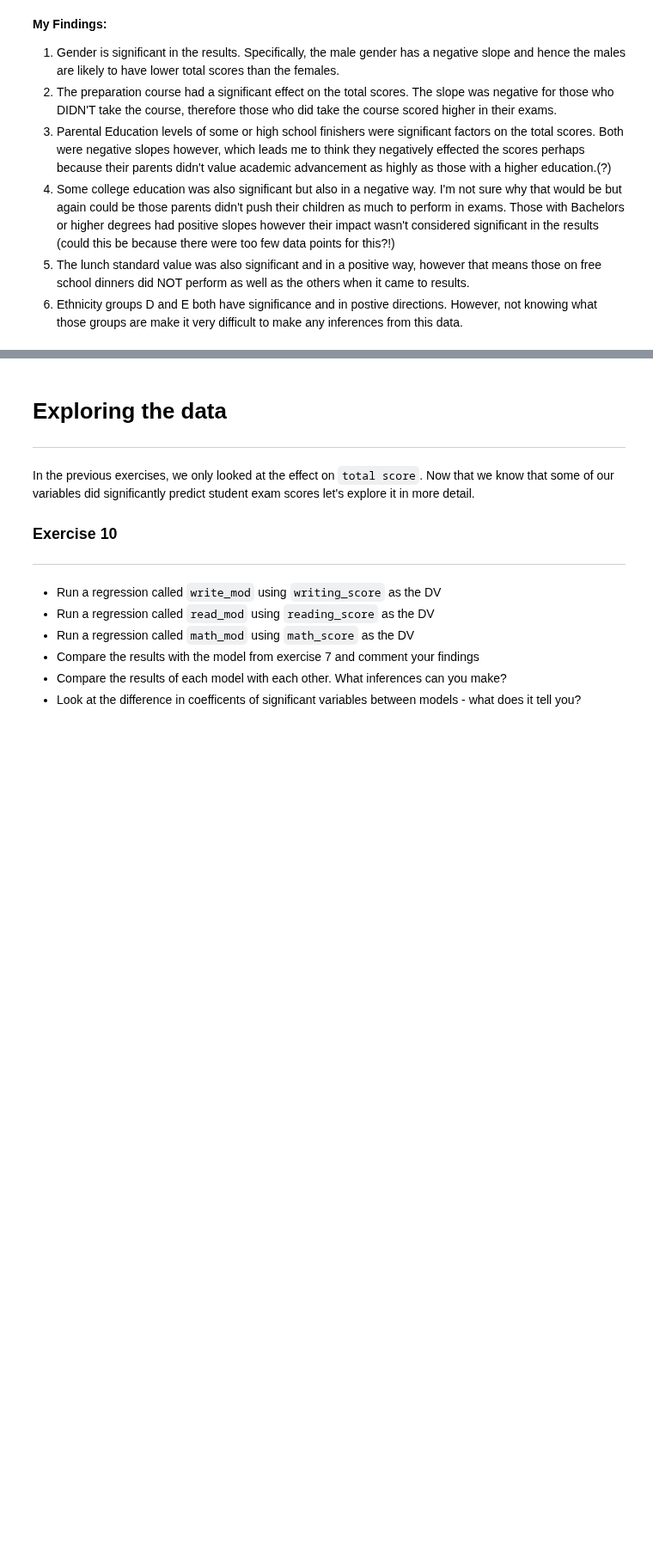
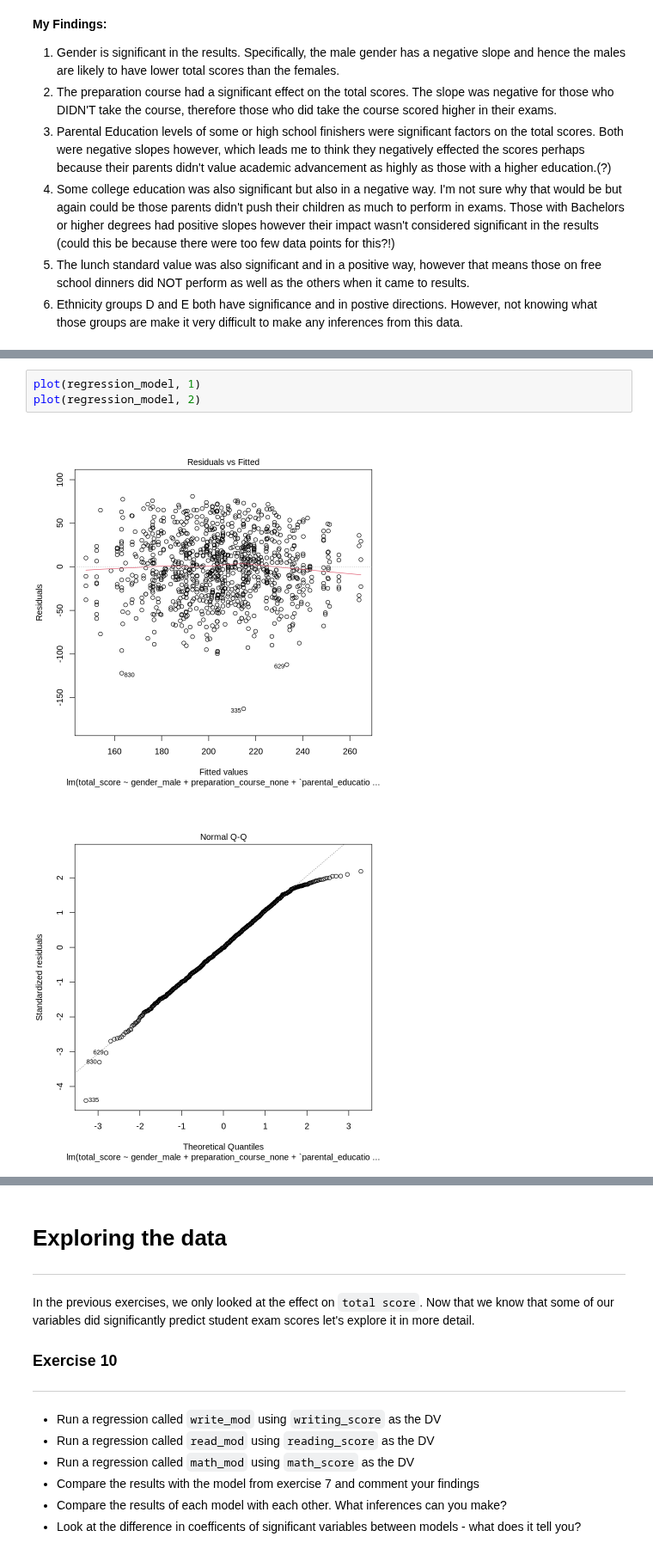
Before and after one commit to bjentwistle/PythonFundamentals, a Jupyter notebook: Worksheets/6_R_worksheet.ipynb, the cells around one changed output, grey strips where cells are left out. Shown at 86% size. Cells and saved outputs as stored; diff of their text form; blank space fills up the shorter version.

```diff
--- a/Worksheets/6_R_worksheet.ipynb
+++ b/Worksheets/6_R_worksheet.ipynb
@@ -480,3 +480,9 @@ The points following a straightish diagonal line means that again we have good n
 ---
 
 Check both the assumptions of your model and write a comment with your findings
+# %%
+plot(regression_model, 1)
+plot(regression_model, 2)
+# %% [output]
+[figure, added]
+[figure, added]
```
Also changed, not shown: parts of 3 cells of this notebook.
